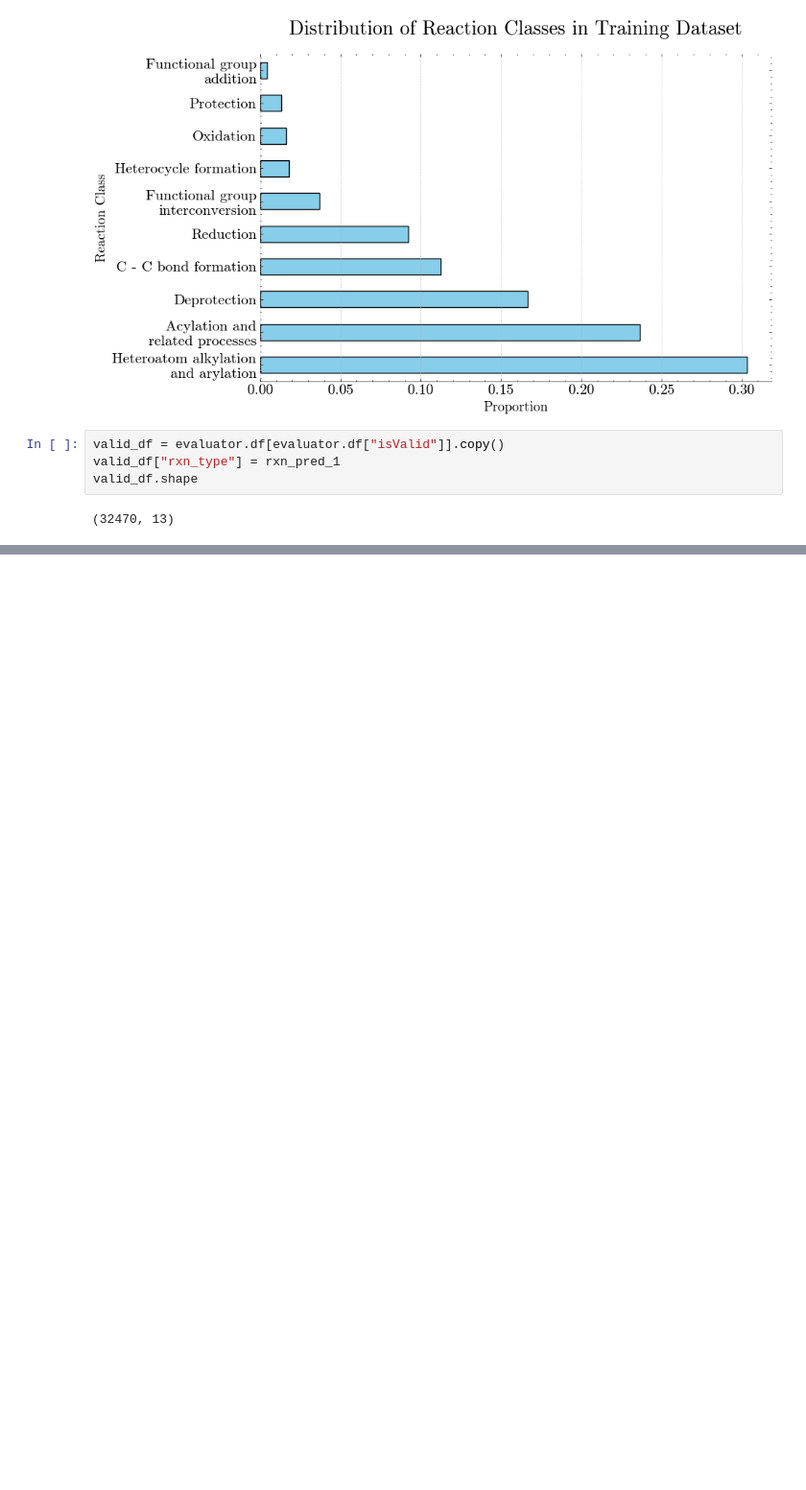
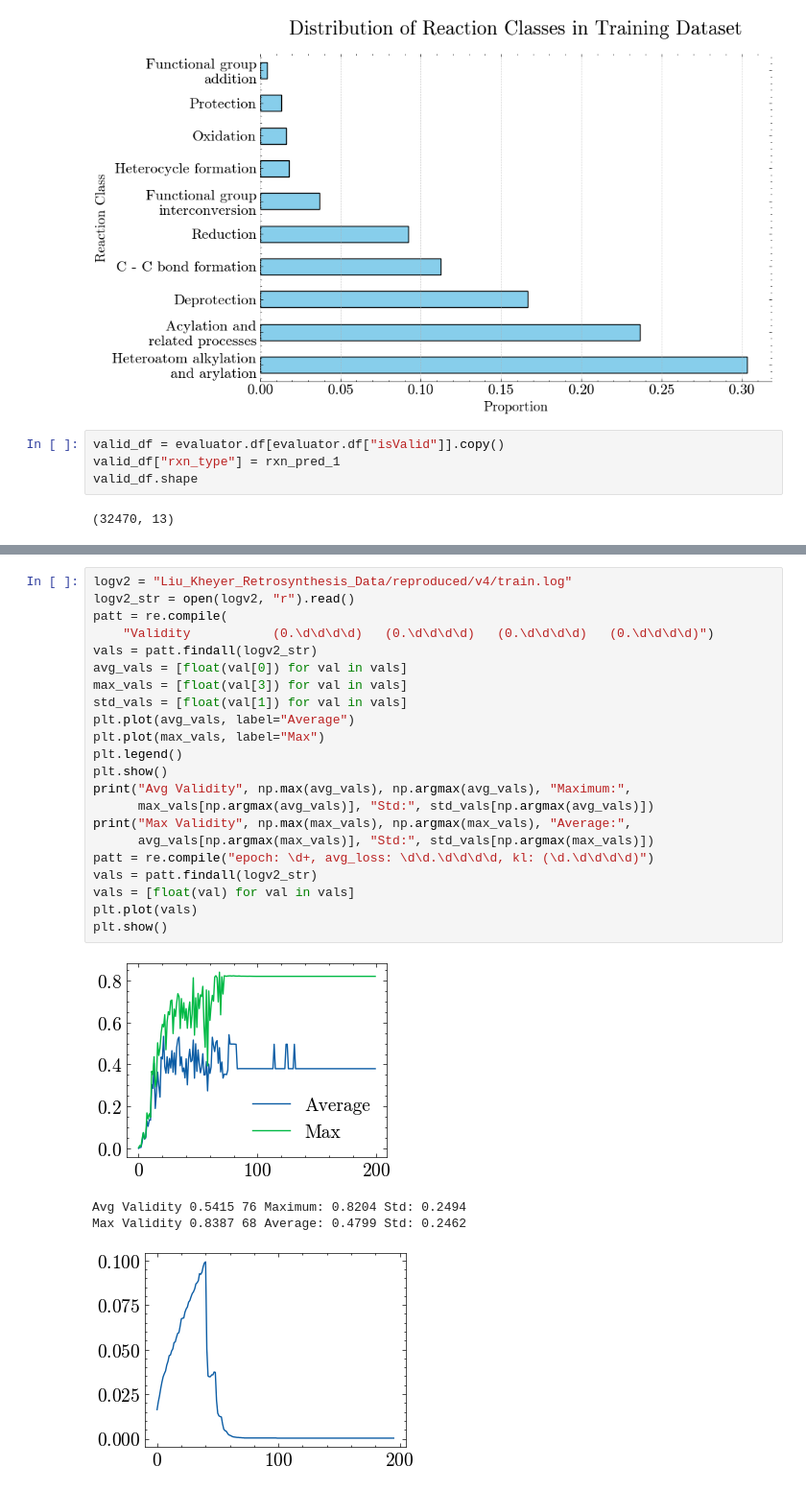
Before and after one commit to anisdismail/ChemRxnSAGE, a Jupyter notebook: data_visualization.ipynb, the cells around one changed output, grey strips where cells are left out. Shown at 96% size. Drawn from its saved outputs; the diff is of its cells as text; blank space fills up the shorter version.

```diff
--- a/data_visualization.ipynb
+++ b/data_visualization.ipynb
@@ -505,0 +579,27 @@ plt.show()
+# %%
+logv2 = "Liu_Kheyer_Retrosynthesis_Data/reproduced/v4/train.log"
+logv2_str = open(logv2, "r").read()
+patt = re.compile(
+    "Validity           (0.\d\d\d\d)   (0.\d\d\d\d)   (0.\d\d\d\d)   (0.\d\d\d\d)")
+vals = patt.findall(logv2_str)
+avg_vals = [float(val[0]) for val in vals]
+max_vals = [float(val[3]) for val in vals]
+std_vals = [float(val[1]) for val in vals]
+plt.plot(avg_vals, label="Average")
+plt.plot(max_vals, label="Max")
+plt.legend()
+plt.show()
+print("Avg Validity", np.max(avg_vals), np.argmax(avg_vals), "Maximum:",
+      max_vals[np.argmax(avg_vals)], "Std:", std_vals[np.argmax(avg_vals)])
+print("Max Validity", np.max(max_vals), np.argmax(max_vals), "Average:",
+      avg_vals[np.argmax(max_vals)], "Std:", std_vals[np.argmax(max_vals)])
+patt = re.compile("epoch: \d+, avg_loss: \d\d.\d\d\d\d, kl: (\d.\d\d\d\d)")
+vals = patt.findall(logv2_str)
+vals = [float(val) for val in vals]
+plt.plot(vals)
+plt.show()
+# %% [output]
+[figure, added]
+Avg Validity 0.5415 76 Maximum: 0.8204 Std: 0.2494
+Max Validity 0.8387 68 Average: 0.4799 Std: 0.2462
+[figure, added]
```
Also changed, not shown: parts of 6 cells of this notebook.
